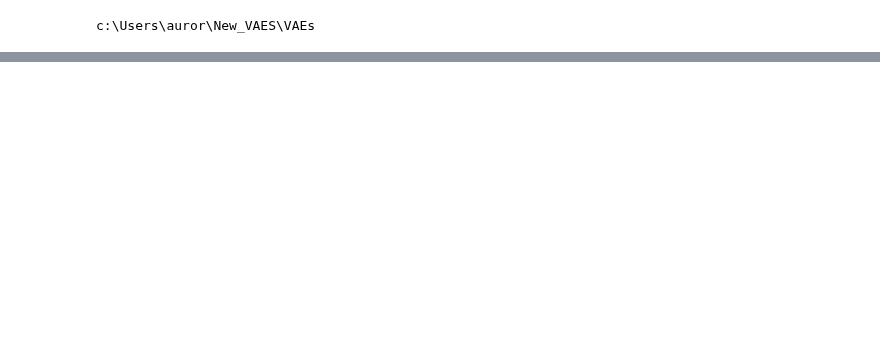
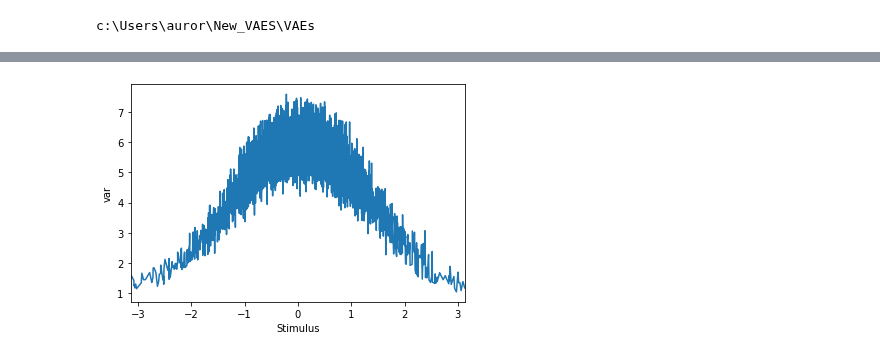
Before and after one commit to simonebmalerba/neural_VAE, a Jupyter notebook: ISING prior/Pre-trained_dec.ipynb, the cells around one changed output, grey strips where cells are left out. Drawn from its saved outputs; the diff is of its cells as text; code cells hidden in the pictures; blank space fills up the shorter version.

```diff
--- a/ISING prior/Pre-trained_dec.ipynb
+++ b/ISING prior/Pre-trained_dec.ipynb
@@ -317,0 +77,5 @@ x_samples = torch.squeeze(x_samples)
+# %%
+#decoder variance through stimulus space
+plot_var_dec(enc_circ, dec, x_sorted)
+# %% [output]
+[figure, added]
```
Also changed, not shown: parts of 45 cells of this notebook, 6 other files.
